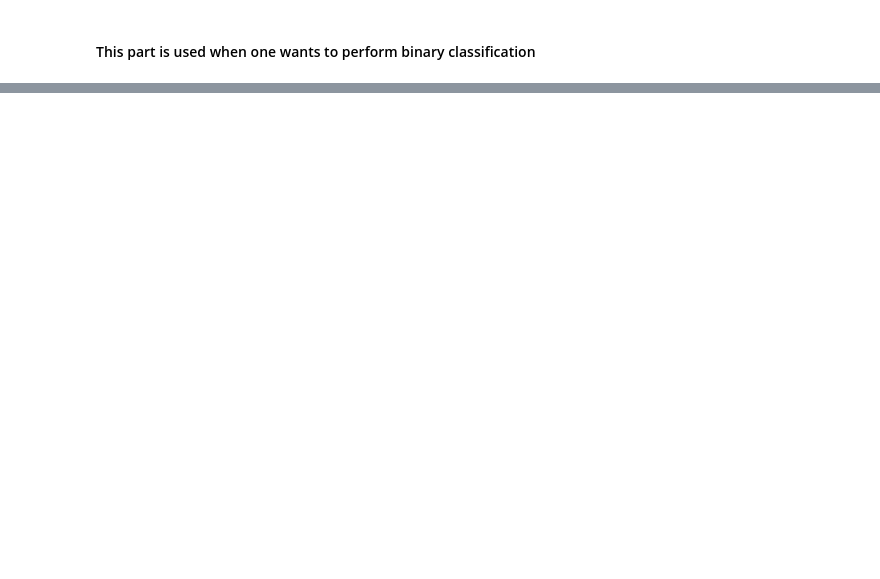
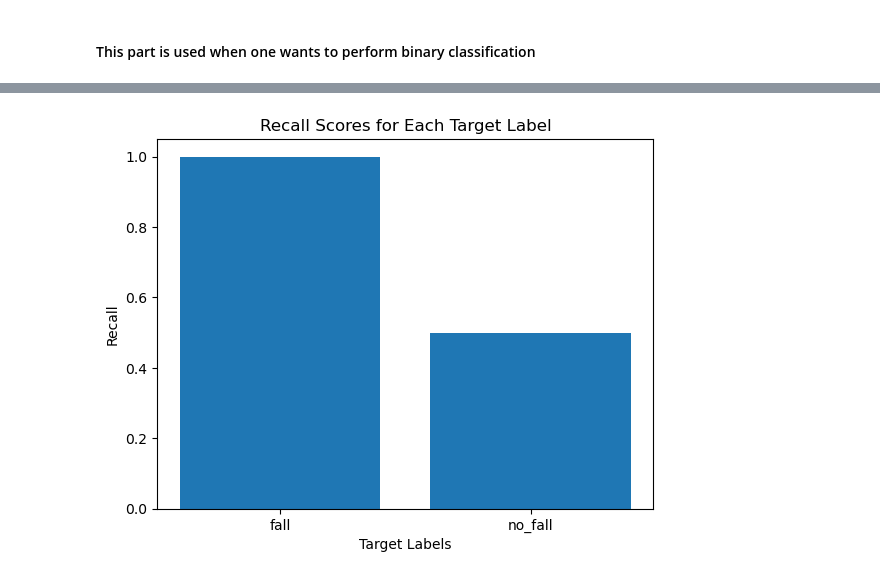
Before and after one commit to RaulSantanaTrejo/ML4QS_fall_intensity_detection, a Jupyter notebook: preprocessing/Classifier.ipynb, the cells around one changed output, grey strips where cells are left out. Cells and saved outputs as stored; diff of their text form; code cells hidden in the pictures; blank space fills up the shorter version.

Commit message:
classifier update

```diff
--- a/preprocessing/Classifier.ipynb
+++ b/preprocessing/Classifier.ipynb
@@ -111,0 +153,99 @@ Recall: [0.  0.  0.  0.5 0.5 0.5 0.5]
+# %%
+import matplotlib.pyplot as plt
+from sklearn.metrics import precision_recall_curve, plot_precision_recall_curve, confusion_matrix, classification_report, roc_curve, auc
+import seaborn as sns
+
+# Split the data into features (X) and target variable (y)
+X = df.drop(['posture', 'name'], axis=1)  # Features
+y = df['posture']  # Target variable
+
+# Convert string labels to numeric labels
+label_encoder = LabelEncoder()
+y = label_encoder.fit_transform(y)
+
+# Split the data into train and test sets
+X_train, X_test, y_train, y_test = train_test_split(X, y, test_size=0.2, random_state=42)
+
+# Create a LightGBM classifier
+model = lgb.LGBMClassifier()
+
+# Define the parameter grid for hyperparameter search
+param_grid = {
+    'num_leaves': [5, 10, 20],
+    'learning_rate': [0.01, 0.05, 0.1],
+    'max_depth': [1, 2, 5, 10],
+    'n_estimators': [20, 50, 100, 150]
+}
+
+# Perform grid search with cross-validation
+grid_search = GridSearchCV(model, param_grid, cv=3)
+grid_search.fit(X_train, y_train)
+
+# Get the best hyperparameters
+best_params = grid_search.best_params_
+
+# Create a new model with the best hyperparameters
+best_model = lgb.LGBMClassifier(**best_params)
+
+# Train the model with the best hyperparameters
+best_model.fit(X_train, y_train)
+
+# Predict on the test set
+y_pred = best_model.predict(X_test)
+
+# --------------- EVAL ------------------------
+# Get the best hyperparameters
+best_params = grid_search.best_params_
+
+print("Best Parameters:")
+for param, value in best_params.items():
+    print(f"{param}: {value}")
+
+# Calculate the accuracy of the model
+accuracy = accuracy_score(y_test, y_pred)
+print(f"Accuracy: {accuracy}")
+
+# Calculate recall scores for each class
+recall_scores = recall_score(y_test, y_pred, average=None)
+print(f"Recall: {recall_scores}")
+
+# Create a bar plot for recall scores
+labels = label_encoder.inverse_transform(range(len(recall_scores)))
+plt.bar(labels, recall_scores)
+plt.xlabel('Target Labels')
+plt.ylabel('Recall')
+plt.title('Recall Scores for Each Target Label')
+plt.show()
+
+# Calculate and plot Confusion Matrix
+cm = confusion_matrix(y_test, y_pred)
+plt.figure(figsize=(8, 6))
+sns.heatmap(cm, annot=True, fmt='d', cmap='Blues')
+plt.title('Confusion Matrix')
+plt.xlabel('Predicted')
+plt.ylabel('Actual')
+plt.show()
+
+# Print Classification Report
+class_names = label_encoder.classes_
+classification_rep = classification_report(y_test, y_pred, target_names=class_names)
+print("Classification Report:")
+print(classification_rep)
+
+#-------------BINARY CLASSIFICATION------------------------------
+
+# Plot Precision-Recall Curve
+disp = plot_precision_recall_curve(best_model, X_test, y_test)
+disp.ax_.set_title('Precision-Recall Curve')
+
+# Calculate and plot ROC Curve
+# fpr, tpr, thresholds = roc_curve(y_test, y_pred)
+# roc_auc = auc(fpr, tpr)
+# plt.plot(fpr, tpr, label='ROC Curve (area = %0.2f)' % roc_auc)
+# plt.plot([0, 1], [0, 1], 'k--')
+# plt.xlabel('False Positive Rate')
+# plt.ylabel('True Positive Rate')
+# plt.title('Receiver Operating Characteristic (ROC) Curve')
+# plt.legend(loc="lower right")
+# plt.show()
+# %% [output]
@@ -111,0 +259 @@ Recall: [0.  0.  0.  0.5 0.5 0.5 0.5]
+[figure, added]
```
Also changed, not shown: parts of 6 cells of this notebook.
